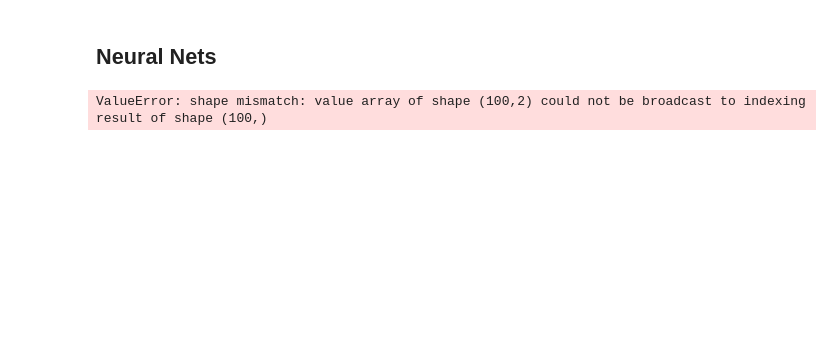
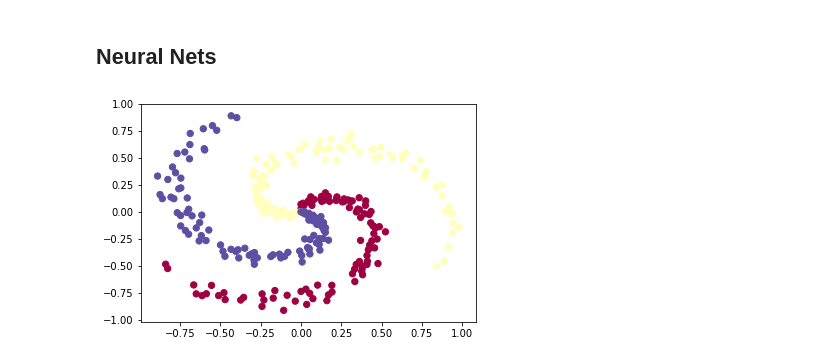
Before and after one commit to SeuperHakkerJa/project.ml, a Jupyter notebook: Untitled.ipynb, the cells around one changed output. Cells and saved outputs as stored; diff of their text form; code cells hidden in the pictures; blank space fills up the shorter version.

```diff
--- a/Untitled.ipynb
+++ b/Untitled.ipynb
@@ -13,18 +13,18 @@ import sklearn.linear_model
 # %%
 N = 100 # number of points per class
 D = 2 # dimensionality
 K = 3 # number of classes
-X = np.zeros((D,N*K)) # data matrix (each row = single example)
-y = np.zeros((1,N*K)) # class labels
+X = np.zeros((N*K,D)) # data matrix (each row = single example)
+y = np.zeros(N*K, dtype='uint8') # class labels
 for j in range(K):
   ix = range(N*j,N*(j+1))
   r = np.linspace(0.0,1,N) # radius
   t = np.linspace(j*4,(j+1)*4,N) + np.random.randn(N)*0.2 # theta
-  X[j,ix] = np.c_[r*np.sin(t), r*np.cos(t)]
-  y[0,ix] = j
+  X[ix] = np.c_[r*np.sin(t), r*np.cos(t)]
+  y[ix] = j
 # lets visualize the data:
 plt.scatter(X[:, 0], X[:, 1], c=y, s=40, cmap=plt.cm.Spectral)
 plt.show()
 # %% [output]
-ValueError: shape mismatch: value array of shape (100,2) could not be broadcast to indexing result of shape (100,)
+[figure, added]
 # %%
```
Also changed, not shown: parts of 12 cells of this notebook.
